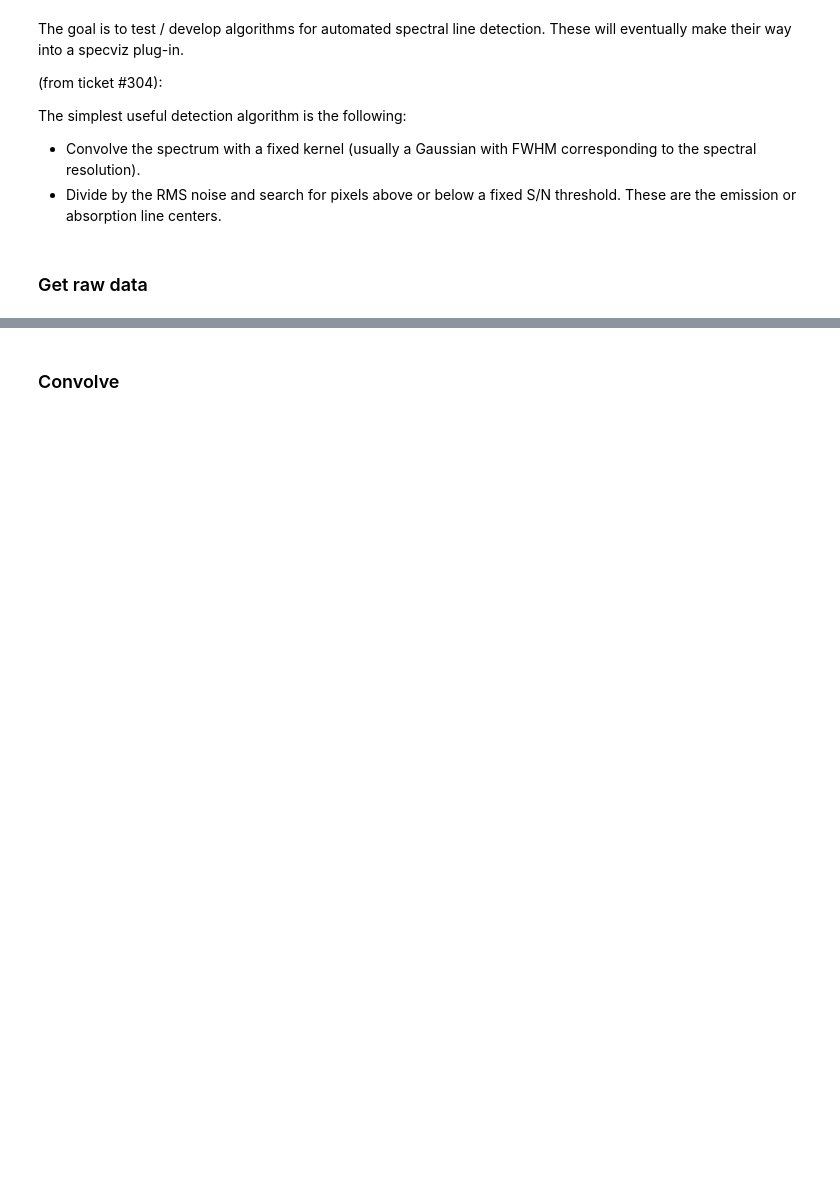
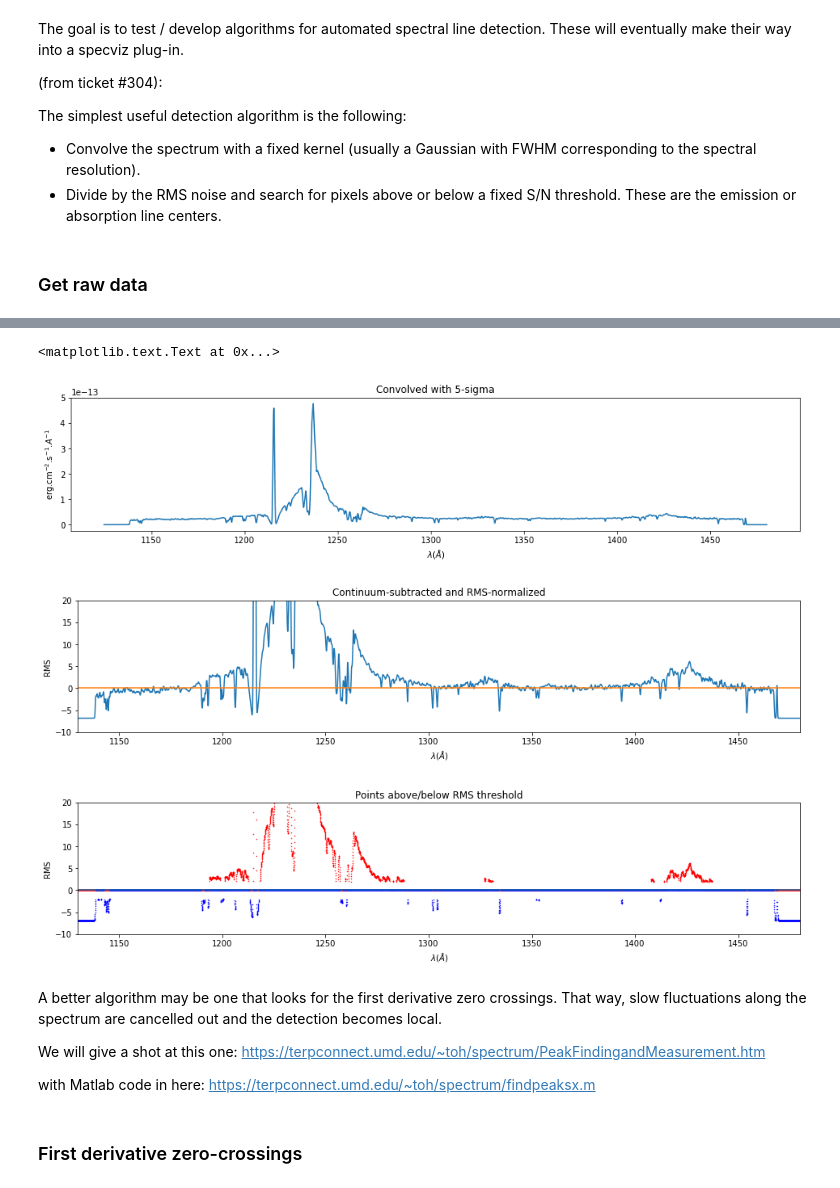
Before and after one commit to ibusko/experiments_specviz, a Jupyter notebook: experiment_feature_detection.ipynb, the cells around one changed output, grey strips where cells are left out. Drawn from its saved outputs; the diff is of its cells as text; code cells hidden in the pictures; blank space fills up the shorter version.

Commit message:
first possibly usable result

```diff
--- a/experiment_feature_detection.ipynb
+++ b/experiment_feature_detection.ipynb
@@ -38,2 +40,66 @@ plt.ylabel(y_label)
+# %%
+# Convolution
+#
+STDDEV = 5
+
+from astropy.convolution import convolve, Gaussian1DKernel
+gauss = Gaussian1DKernel(stddev=STDDEV)
+convolved_flux = convolve(flux, gauss)
+
+plt.figure(figsize=SIZE)
+plt.plot(wave, convolved_flux)
+plt.xlabel(x_label)
+plt.ylabel(y_label)
+plt.title('Convolved with ' + str(STDDEV) + '-sigma')
+
+# Normalize by RMS noise.
+#
+# Do the dumb thing and pick a region by eye.
+# A real-world implementation should do better
+# than that.
+indices = (wave > 1360.) & (wave < 1380.)
+f1 = flux[indices]
+mean = np.median(f1) # median is less affected by outliers
+rms = np.std(f1)
+
+normalized_flux = (convolved_flux - mean) / rms
+
+plt.figure(figsize=SIZE)
+plt.plot(wave, normalized_flux)
+plt.plot(zero_line[0], zero_line[1])
+plt.axis([xmin, xmax, -10., 20.])
+plt.xlabel(x_label)
+plt.ylabel('RMS')
+plt.title('Continuum-subtracted and RMS-normalized')
+
+# Search for points above and below a threshold.
+threshold = 2.
+
+out = np.where(normalized_flux < threshold)
+normalized_flux[out] = 0.
+
+normalized_flux_2 = (convolved_flux - mean) / rms
+out = np.where(normalized_flux_2 > -threshold)
+normalized_flux_2[out] = 0.
+
+plt.figure(figsize=SIZE)
+plt.plot(wave, normalized_flux, '.', color='r', markersize=1)
+plt.plot(wave, normalized_flux_2, '.', color='b', markersize=1)
+plt.plot(zero_line[0], zero_line[1])
+plt.axis([xmin, xmax, -10., 20.])
+plt.xlabel(x_label)
+plt.ylabel('RMS')
+plt.title('Points above/below RMS threshold')
+# %% [output]
+<matplotlib.text.Text at 0x...>
+[figure, added]
+[figure, added]
+[figure, added]
+# %% [markdown]
+A better algorithm may be one that looks for the first derivative zero crossings. That way, slow fluctuations along the spectrum are cancelled out and the detection becomes local.
+
+We will give a shot at this one: https://terpconnect.umd.edu/~toh/spectrum/PeakFindingandMeasurement.htm
+
+with Matlab code in here: https://terpconnect.umd.edu/~toh/spectrum/findpeaksx.m
 # %% [markdown]
-<h3>Convolve </h3>
+<h3>First derivative zero-crossings</h3>
```
Also changed, not shown: parts of 15 cells of this notebook.
